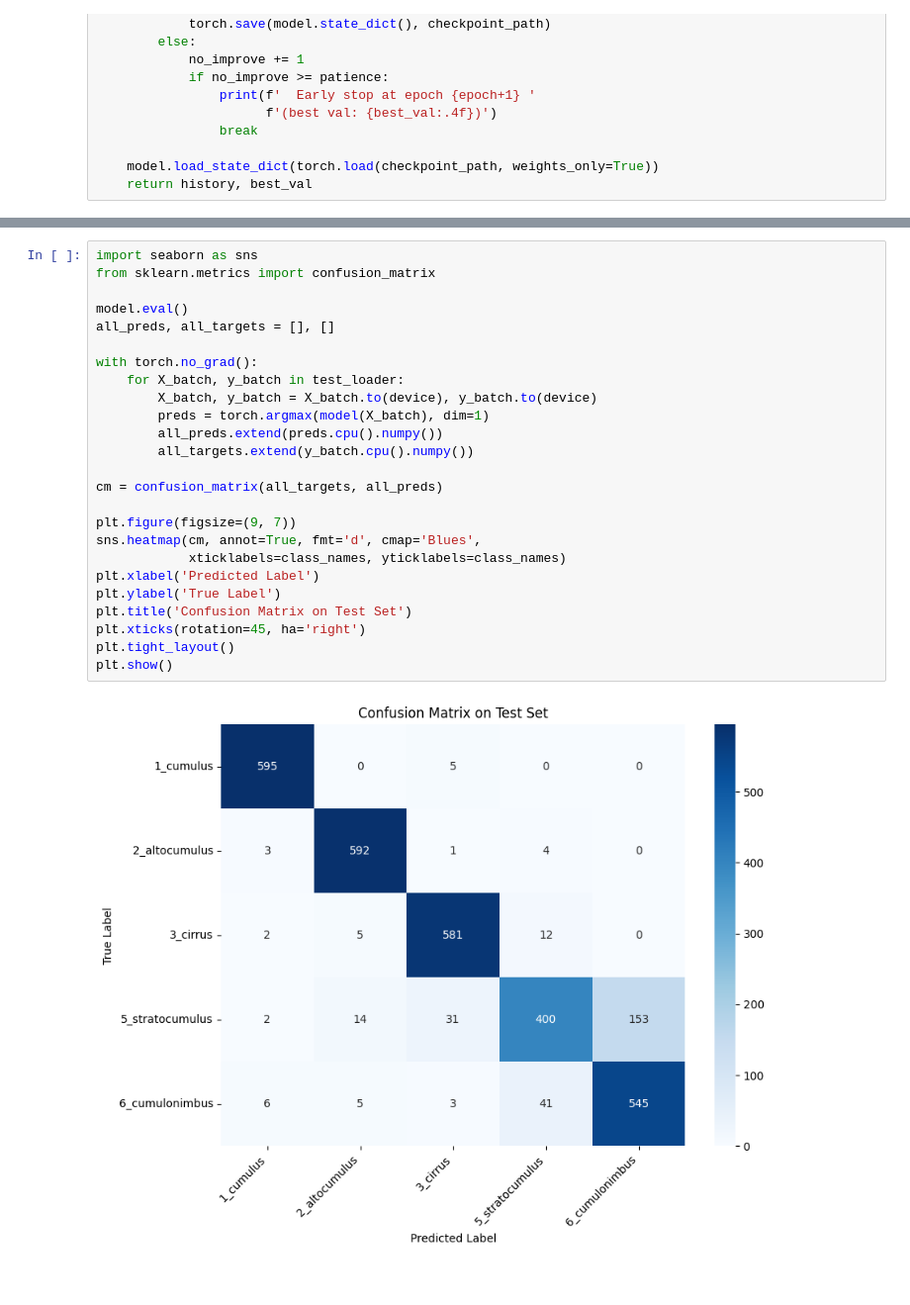
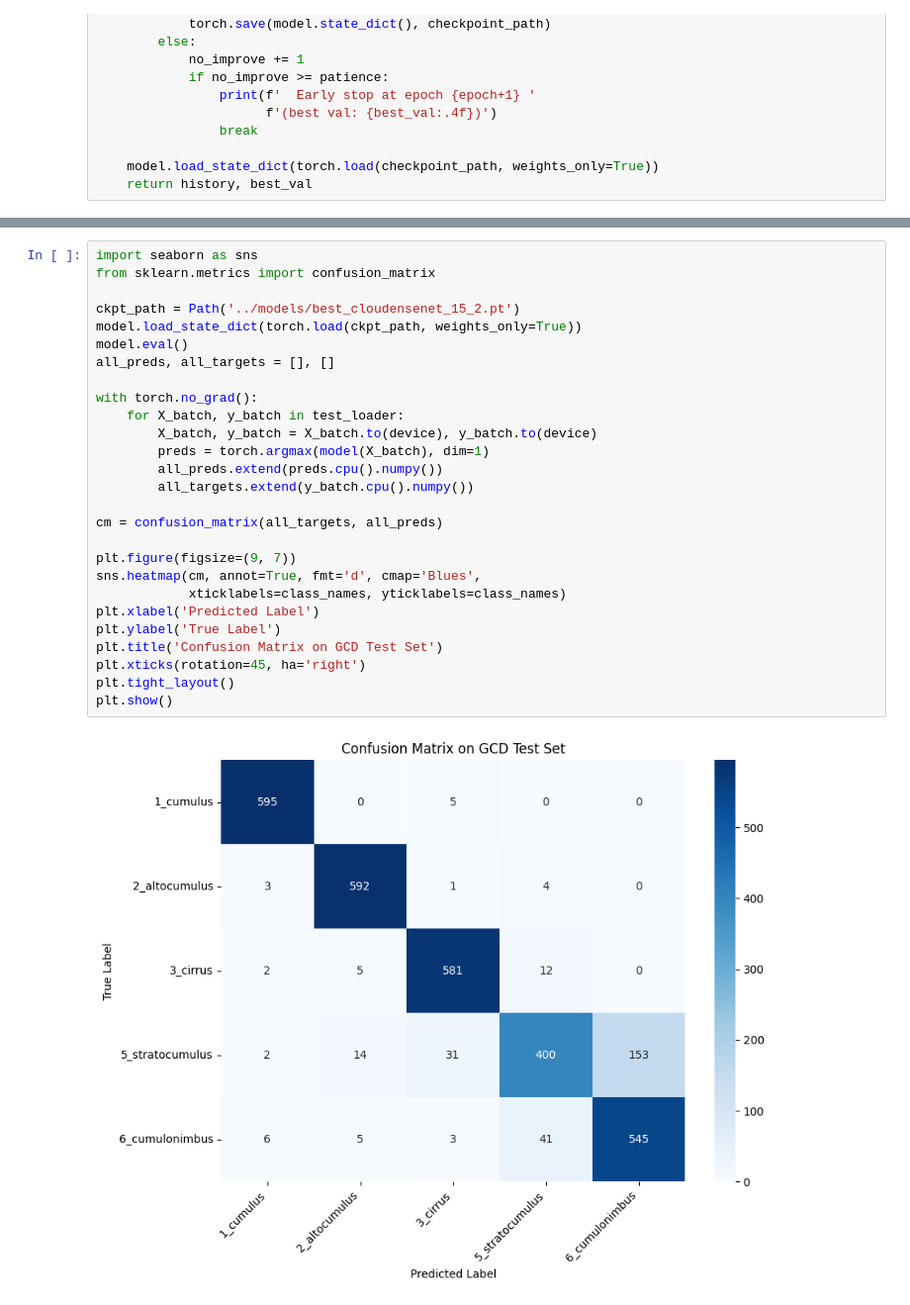
Before and after one commit to LucasNseyep/belle-weder, a Jupyter notebook: notebooks/15_2_transfer_learning_gcd_densenet_5class.ipynb, the cells around one changed output, grey strips where cells are left out. Shown at 99% size. Saved outputs shown, nothing was run; the diff lists cells and outputs as text.

```diff
--- a/notebooks/15_2_transfer_learning_gcd_densenet_5class.ipynb
+++ b/notebooks/15_2_transfer_learning_gcd_densenet_5class.ipynb
@@ -505,27 +485,29 @@ plt.show()
 # %%
 import seaborn as sns
 from sklearn.metrics import confusion_matrix
 
+ckpt_path = Path('../models/best_cloudensenet_15_2.pt')
+model.load_state_dict(torch.load(ckpt_path, weights_only=True))
 model.eval()
 all_preds, all_targets = [], []
 
 with torch.no_grad():
     for X_batch, y_batch in test_loader:
         X_batch, y_batch = X_batch.to(device), y_batch.to(device)
         preds = torch.argmax(model(X_batch), dim=1)
         all_preds.extend(preds.cpu().numpy())
         all_targets.extend(y_batch.cpu().numpy())
 
 cm = confusion_matrix(all_targets, all_preds)
 
 plt.figure(figsize=(9, 7))
 sns.heatmap(cm, annot=True, fmt='d', cmap='Blues',
             xticklabels=class_names, yticklabels=class_names)
 plt.xlabel('Predicted Label')
 plt.ylabel('True Label')
-plt.title('Confusion Matrix on Test Set')
+plt.title('Confusion Matrix on GCD Test Set')
 plt.xticks(rotation=45, ha='right')
 plt.tight_layout()
 plt.show()
 # %% [output]
-[figure, old version]
+[figure, new version]
```
Also changed, not shown: parts of 2 cells of this notebook, 19 other files.
